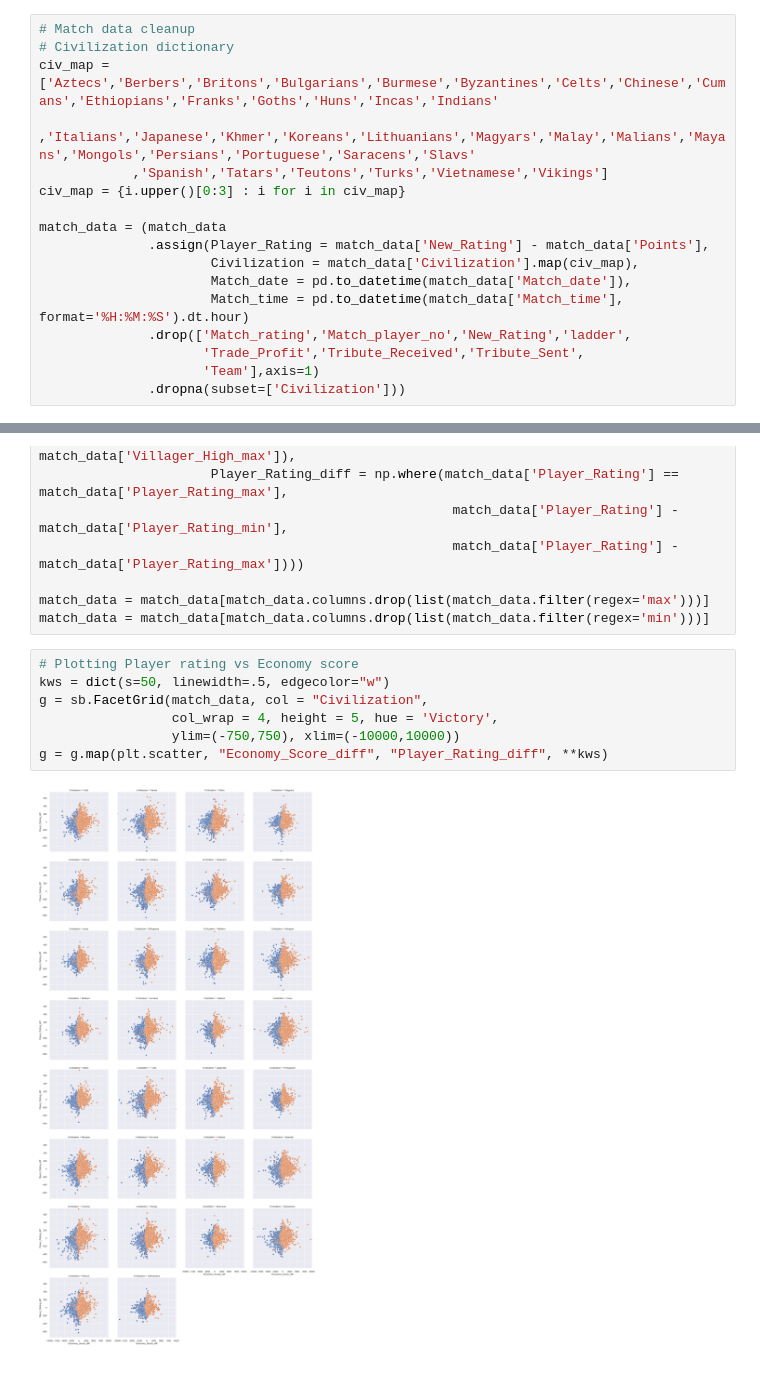
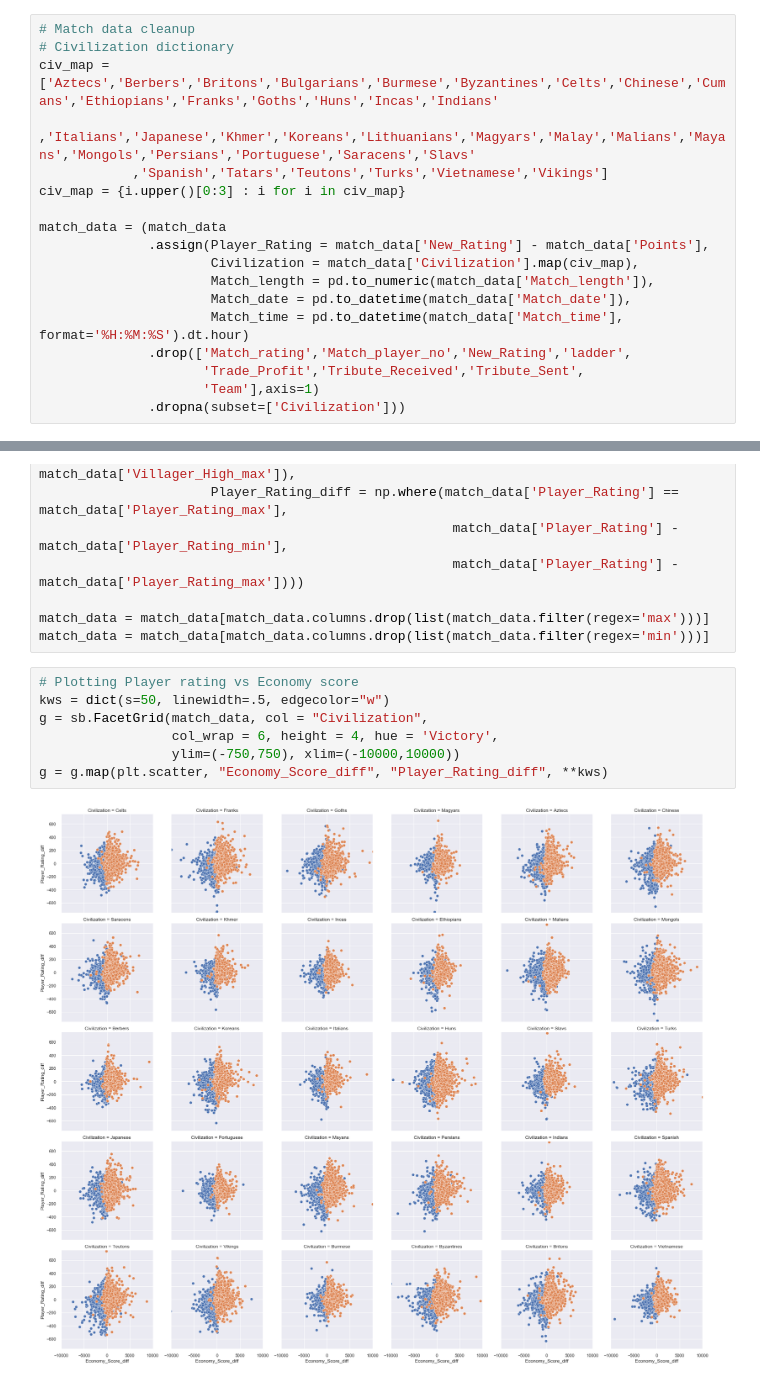
Before and after one commit to InspectorFowler/AgeofEmpires2_Voobly, a Jupyter notebook: src/Mining/Data_mining.ipynb, the cells around one changed output, grey strips where cells are left out. Drawn from its saved outputs; the diff is of its cells as text.

```diff
--- a/src/Mining/Data_mining.ipynb
+++ b/src/Mining/Data_mining.ipynb
@@ -66,6 +66,7 @@ civ_map = {i.upper()[0:3] : i for i in civ_map}
 match_data = (match_data
               .assign(Player_Rating = match_data['New_Rating'] - match_data['Points'],
                       Civilization = match_data['Civilization'].map(civ_map),
+                      Match_length = pd.to_numeric(match_data['Match_length']),
                       Match_date = pd.to_datetime(match_data['Match_date']),
                       Match_time = pd.to_datetime(match_data['Match_time'], format='%H:%M:%S').dt.hour)
               .drop(['Match_rating','Match_player_no','New_Rating','ladder',
@@ -172,9 +173,9 @@ match_data = match_data[match_data.columns.drop(list(match_data.filter(regex='mi
 # %%
 # Plotting Player rating vs Economy score
 kws = dict(s=50, linewidth=.5, edgecolor="w")
 g = sb.FacetGrid(match_data, col = "Civilization",
-                 col_wrap = 4, height = 5, hue = 'Victory',
+                 col_wrap = 6, height = 4, hue = 'Victory',
                  ylim=(-750,750), xlim=(-10000,10000))
 g = g.map(plt.scatter, "Economy_Score_diff", "Player_Rating_diff", **kws)
 # %% [output]
-[figure, old version]
+[figure, new version]
```
Also changed, not shown: parts of 3 cells of this notebook.
